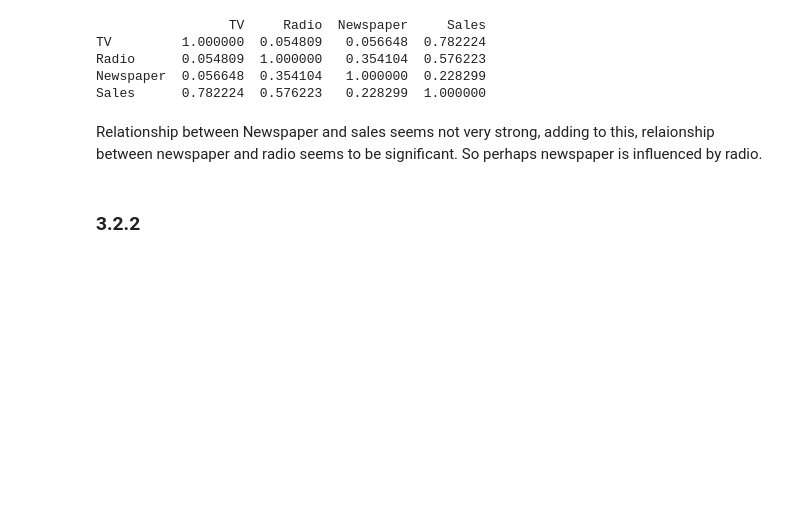
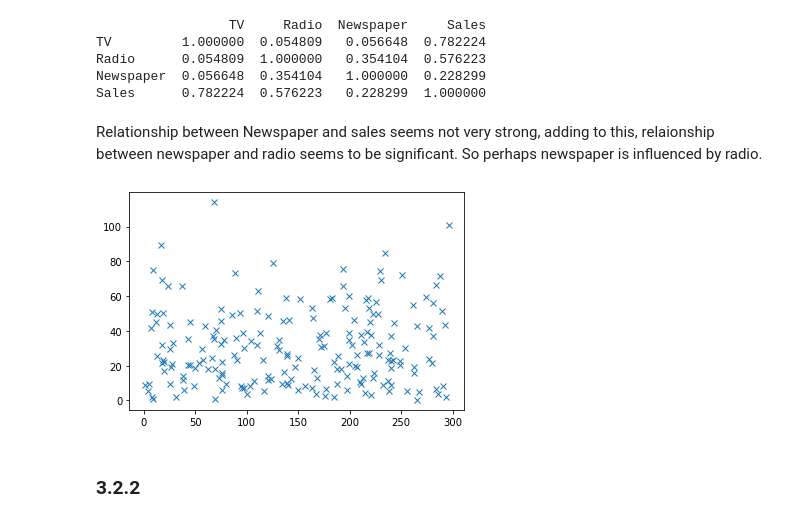
Before and after one commit to eon129/ISL_exercises, a Jupyter notebook: Chapter_3.ipynb, the cells around one changed output. Cells and saved outputs as stored; diff of their text form; code cells hidden in the pictures; blank space fills up the shorter version.

```diff
--- a/Chapter_3.ipynb
+++ b/Chapter_3.ipynb
@@ -484,6 +501,12 @@ Newspaper  0.056648  0.354104   1.000000  0.228299
 Sales      0.782224  0.576223   0.228299  1.000000
 # %% [markdown]
 Relationship between Newspaper and sales seems not very strong, adding to this, relaionship between newspaper and radio seems to be significant. So perhaps newspaper is influenced by radio.
+# %%
+#plot Newspaper and TV relation
+plt.plot(tv, newspaper, 'x')
+plt.show()
+# %% [output]
+[figure, added]
 # %% [markdown]
 ### 3.2.2
 # %% [markdown]
```
Also changed, not shown: parts of 8 cells of this notebook.
